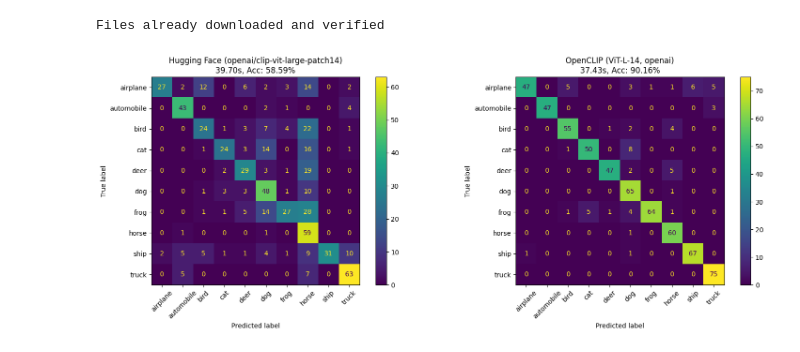
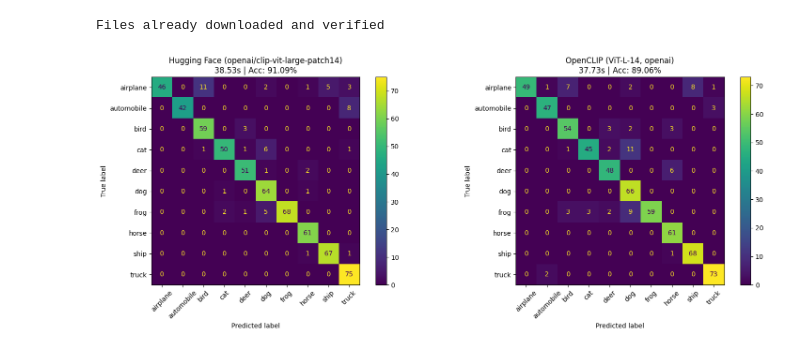
Before and after one commit to mario-koddenbrock/vlm_api_tests, a Jupyter notebook: openclip_vs_hf.ipynb, the cells around one changed output. Saved outputs shown, nothing was run; the diff lists cells and outputs as text; code cells hidden in the pictures.

Commit message:
Using same processor for both models now

```diff
--- a/openclip_vs_hf.ipynb
+++ b/openclip_vs_hf.ipynb
@@ -48,22 +41,20 @@ class_names = testset.classes
 # %% [output]
 Files already downloaded and verified
 # %%
-# Prepare text embeddings
+# Get text embeddings once
 with torch.no_grad():
-    # Hugging Face
-    text_inputs_hf = hf_processor(text=class_names, return_tensors="pt", padding=True).to(device)
+    text_inputs_hf = hf_tokenizer(class_names, return_tensors="pt", padding=True).to(device)
     text_features_hf = hf_model.get_text_features(**text_inputs_hf)
     text_features_hf /= text_features_hf.norm(dim=-1, keepdim=True)
 
-    # OpenCLIP
-    text_inputs_oc = tokenizer(class_names).to(device)
+    text_inputs_oc = openclip_tokenizer(class_names).to(device)
     text_features_oc = openclip_model.encode_text(text_inputs_oc)
     text_features_oc /= text_features_oc.norm(dim=-1, keepdim=True)
 # %%
 # limit batch number - but evaluate on the exact same batches
-limited_batches = []
-for batch_idx, batch in enumerate(testloader):
-    if batch_idx >= num_batches:
+batches = []
+for i, batch in enumerate(testloader):
+    if i >= num_batches:
         break
-    limited_batches.append(batch)
+    batches.append(batch)
 # %%
@@ -87,39 +77,37 @@ elapsed_hf = time.time() - start_hf
 acc_hf = (np.array(y_true_hf) == np.array(y_pred_hf)).mean() * 100
 # %%
-# OpenCLIP Evaluation
+# === Evaluation: OpenCLIP ===
 y_true_oc, y_pred_oc = [], []
-start_oc = time.time()
+start = time.time()
 
-for images, labels in tqdm(limited_batches, "OpenCLIP Inference"):
+for images, labels in tqdm(batches, desc="OpenCLIP Inference"):
     y_true_oc.extend(labels.numpy())
+    images = images.to(device)
 
-    images_oc = images.to(device)
     with torch.no_grad():
-        image_features_oc = openclip_model.encode_image(images_oc)
-        image_features_oc /= image_features_oc.norm(dim=-1, keepdim=True)
-        similarity_oc = image_features_oc @ text_features_oc.T
-        preds_oc = similarity_oc.argmax(dim=1).cpu().numpy()
-        y_pred_oc.extend(preds_oc)
+        image_features = openclip_model.encode_image(images)
+        image_features /= image_features.norm(dim=-1, keepdim=True)
+        similarity = image_features @ text_features_oc.T
+        preds = similarity.argmax(dim=1).cpu().numpy()
+        y_pred_oc.extend(preds)
 
-elapsed_oc = time.time() - start_oc
+elapsed_oc = time.time() - start
 acc_oc = (np.array(y_true_oc) == np.array(y_pred_oc)).mean() * 100
 # %%
-# Confusion matrices
+# === Plot confusion matrices ===
 cm_hf = confusion_matrix(y_true_hf, y_pred_hf)
 cm_oc = confusion_matrix(y_true_oc, y_pred_oc)
 
 fig, axes = plt.subplots(1, 2, figsize=(16, 6))
 
 ConfusionMatrixDisplay(cm_hf, display_labels=class_names).plot(ax=axes[0], xticks_rotation=45)
-axes[0].set_title(f"Hugging Face ({hf_model_key})\n{elapsed_hf:.2f}s, Acc: {acc_hf:.2f}%")
+axes[0].set_title(f"Hugging Face (openai/clip-vit-large-patch14)\n{elapsed_hf:.2f}s | Acc: {acc_hf:.2f}%")
 
 ConfusionMatrixDisplay(cm_oc, display_labels=class_names).plot(ax=axes[1], xticks_rotation=45)
-axes[1].set_title(f"OpenCLIP ({open_clip_trainmodel_name}, {open_clip_pretraining_name})\n{elapsed_oc:.2f}s, Acc: {acc_oc:.2f}%")
+axes[1].set_title(f"OpenCLIP ({model_name}, {pretrained})\n{elapsed_oc:.2f}s | Acc: {acc_oc:.2f}%")
 
 plt.tight_layout()
-
-#save fig
 plt.savefig("openclip_vs_huggingface.png", dpi=300, bbox_inches='tight')
 plt.show()
 # %% [output]
-[figure, old version]
+[figure, new version]
```
Also changed, not shown: parts of 6 cells of this notebook.
